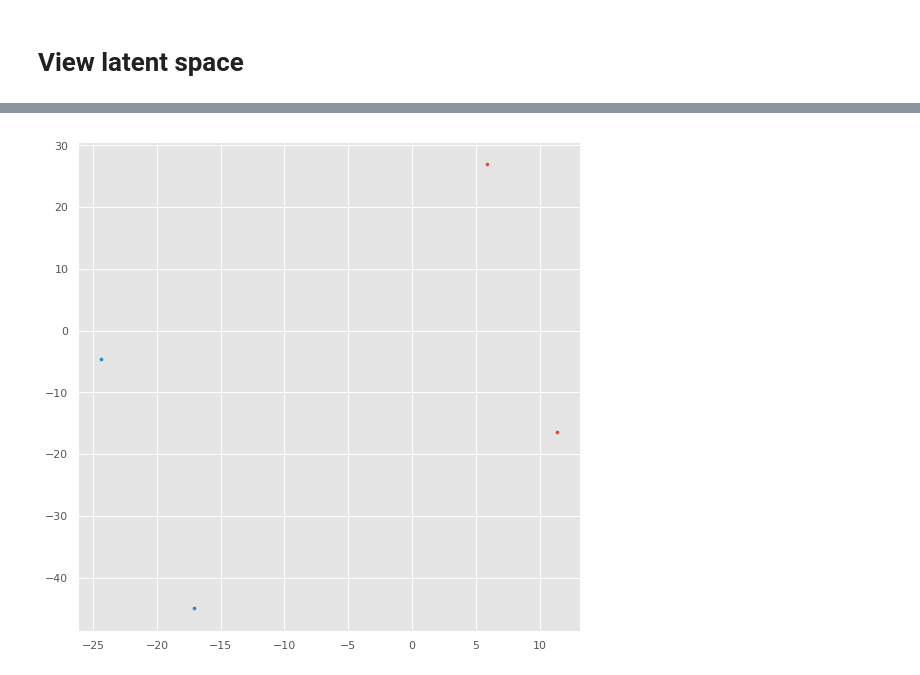
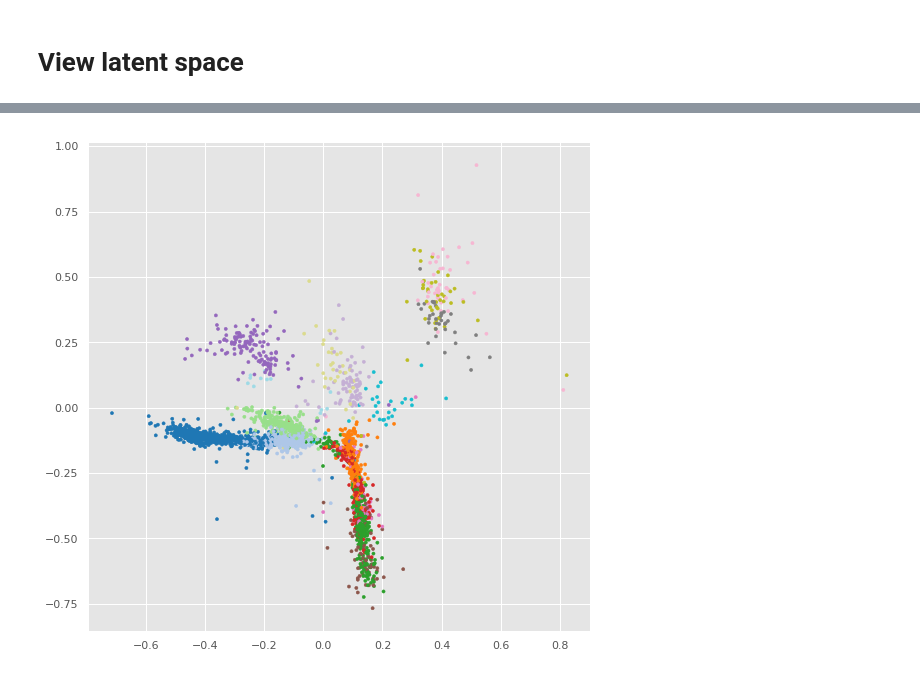
Before and after one commit to dauparas/tensorflow_examples, a Jupyter notebook: VAE_VectorQuantized_single_cell.ipynb, the cells around one changed output, grey strips where cells are left out. Cells and saved outputs as stored; diff of their text form; code cells hidden in the pictures.

```diff
--- a/VAE_VectorQuantized_single_cell.ipynb
+++ b/VAE_VectorQuantized_single_cell.ipynb
@@ -432,9 +404,0 @@ array([4, 1, 1, 5, 5, 4, 2, 1, 1, 1, 2, 2, 6, 7, 1, 4, 1, 3, 1, 1, 1, 5,
-# %%
-plt.figure(figsize=(9,9))
-plt.scatter(z_[0:2,0], z_[0:2,1], cmap='tab20', s=10.0);
-plt.scatter(z_[X.shape[0]:X.shape[0]+2,0], z_[X.shape[0]:X.shape[0]+2,1], cmap='tab20', s=10.0);
-# plt.scatter(z_[X.shape[0]:2*X.shape[0],0], z_[X.shape[0]:2*X.shape[0],1], c=y_1[randc], cmap='tab20', s=10.0);
-# plt.scatter(z_[2*X.shape[0]:3*X.shape[0],0], z_[2*X.shape[0]:3*X.shape[0],1], c=y_1[randc], cmap='tab20', s=10.0);
-# plt.scatter(z_[3*X.shape[0]:4*X.shape[0],0], z_[3*X.shape[0]:4*X.shape[0],1], c=y_1[randc], cmap='tab20', s=10.0);
-# %% [output]
-[figure, removed]
@@ -440,0 +407,6 @@ plt.scatter(z_[X.shape[0]:X.shape[0]+2,0], z_[X.shape[0]:X.shape[0]+2,1], cmap='
+# %%
+plt.figure(figsize=(9,9))
+plt.scatter(z_[:,0], z_[:, 1], cmap='tab20', c=np.reshape(y_2[randc], -1), s=10.0);
+#plt.scatter(z_d_[:,0], z_d_[:,1], c='red', s=20.0);
+# %% [output]
+[figure, added]
```
Also changed, not shown: parts of 21 cells of this notebook.
